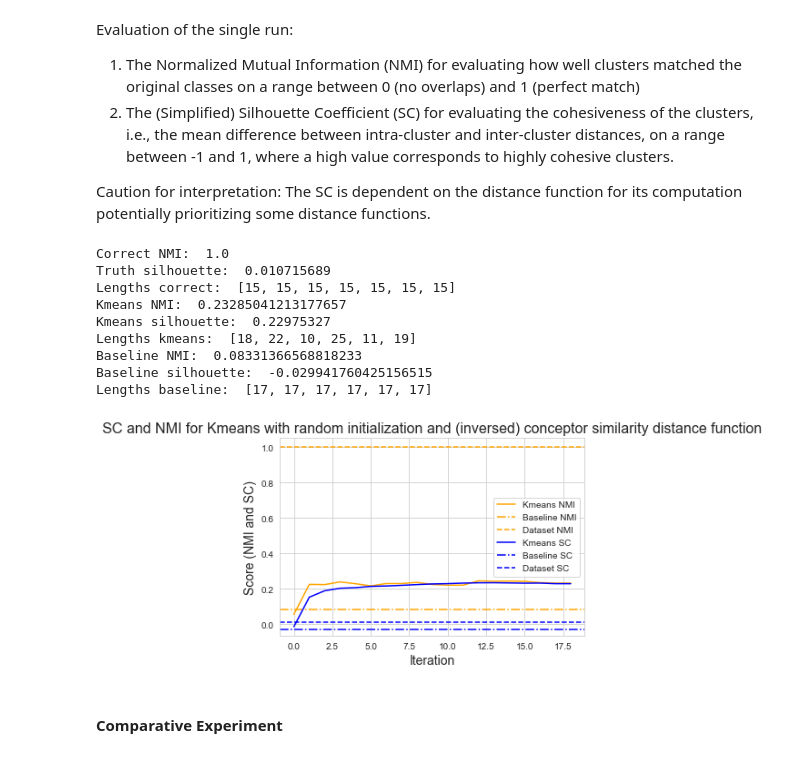
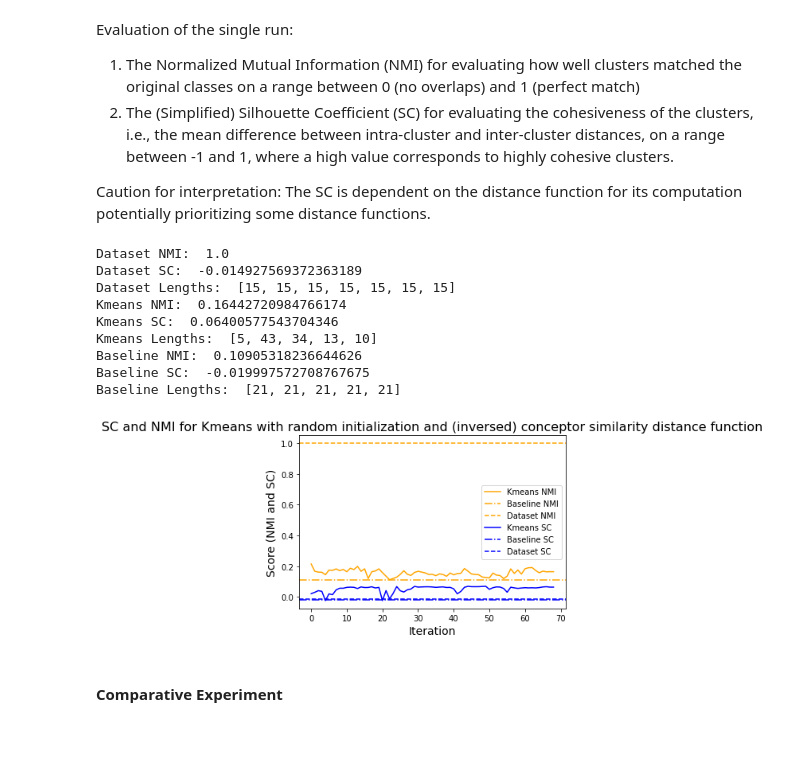
Before and after one commit to jorisptrs/Bachelor-Thesis, a Jupyter notebook: Code/experiments/exp2_below_phoneme_clustering/clustering_below_phon.ipynb, the cells around one changed output. Saved outputs shown, nothing was run; the diff lists cells and outputs as text; code cells hidden in the pictures.

Commit message:
Experiment updates and runs

```diff
--- a/Code/experiments/exp2_below_phoneme_clustering/clustering_below_phon.ipynb
+++ b/Code/experiments/exp2_below_phoneme_clustering/clustering_below_phon.ipynb
@@ -37,10 +37,10 @@ dl = DataLoader(data_path, cache_dir)
 
 dr = []
 descriptions = dl.read_descriptions("Train")
-speakers = descriptions.speaker_id.unique()
-df = pd.DataFrame({"speaker_id":speakers})
-df['gender'] = df.speaker_id.str[0]
-speakers = df.groupby("gender").sample(50, replace=False).speaker_id.values
+descriptions['gender'] = descriptions.speaker_id.str[0]
+descriptions = descriptions.groupby("speaker_id").first().reset_index() # Remove duplicate speakers
+descriptions = descriptions.groupby(["dialect_region", "gender"]).sample(3, replace=False).reset_index() #get 3 Males and 3 Females from each dr
+speakers = descriptions.speaker_id.values
 sentence = "SX"
 
 XorZ = "X"
@@ -137,13 +135,19 @@ std 0.23455663161036597
 ##### Single run
 An example run with the similarity-based condition and random initialization.
 # %%
-#method = Method.SIMS
+method = Method.SIMS
 #method = Method.CENTROIDS
-method = Method.OG_SIGNALS
+#method = Method.OG_SIGNALS
 #method = Method.PRED
 #method = Method.PRED_CENTROIDS
+import importlib
+import experiments.exp2_below_phoneme_clustering.kmeans.kmeans
+importlib.reload(experiments.exp2_below_phoneme_clustering.kmeans.kmeans)
+from experiments.exp2_below_phoneme_clustering.kmeans.kmeans import KMeans
+
+nb_clusters = len(selected_labels)
 
 km = KMeans(method, Cs=Cs, signals=features, esn_states=esn_states, XorZ=XorZ, target_sum=target_sum)
 
-centroids, clusters, ds_hist, cluster_hist = km.k_means(nb_clusters=6, max_epochs=100, init_clusters="random", save=False, debug=True)
+centroids, clusters, ds_hist, cluster_hist = km.k_means(nb_clusters=nb_clusters, max_epochs=100, init_clusters="smart", save=False, debug=True)
 # %% [output]
@@ -190,53 +191,53 @@ correct_clusters = km.assignment_to_cluster_repr(correct_assignments)
 
 nmi_truth = NMI(correct_assignments, correct_assignments)
 sil_truth = Silhouette(km).simpl_silh(correct_clusters)
-print("Correct NMI: ", nmi_truth)
-print("Truth silhouette: ", sil_truth)
-print("Lengths correct: ", [len(x) for x in correct_assignments])
+print("Dataset NMI: ", nmi_truth)
+print("Dataset SC: ", sil_truth)
+print("Dataset Lengths: ", [len(x) for x in correct_assignments])
 
 nmi_kmeans = NMI(assignments_kmeans, correct_assignments)
 sil_kmeans = Silhouette(km).simpl_silh(clusters)
 print("Kmeans NMI: ", nmi_kmeans)
-print("Kmeans silhouette: ", sil_kmeans)
-print("Lengths kmeans: ", [len(x) for x in assignments_kmeans])
+print("Kmeans SC: ", sil_kmeans)
+print("Kmeans Lengths: ", [len(x) for x in assignments_kmeans])
 
-clusters_random = km.assign_to_clusters(len(clusters))
+clusters_random = km.init_random(len(clusters))
 assignments_random = km.cluster_to_assignment_repr(clusters_random)
 nmi_baseline = NMI(assignments_random, correct_assignments)
 sil_baseline = Silhouette(km).simpl_silh(clusters_random)
 print("Baseline NMI: ", nmi_baseline)
-print("Baseline silhouette: ", sil_baseline)
-print("Lengths baseline: ", [len(x) for x in assignments_random])
+print("Baseline SC: ", sil_baseline)
+print("Baseline Lengths: ", [len(x) for x in assignments_random])
 
 NMI_list = NMIs_from_list(assignment_hist, correct_assignments)
 silh_list = Silhouette(km).simpl_silh_from_list(cluster_hist)
 
 def plot_progress(NMI_list, silh_list, title=''):
     plt.figure()
     plt.plot(NMI_list, color="orange", label="Kmeans NMI")
     plt.axhline(y=nmi_baseline, color='orange', linestyle='dashdot', label="Baseline NMI")
     plt.axhline(y=nmi_truth, color='orange', linestyle='dashed', label="Dataset NMI")
     plt.plot(silh_list, color="blue", label="Kmeans SC")
     plt.axhline(y=sil_baseline, color='blue', linestyle='dashdot', label="Baseline SC")
     plt.axhline(y=sil_truth, color='blue', linestyle='dashed', label="Dataset SC")
     plt.legend()
     plt.xlabel('Iteration', fontsize=14)
     plt.ylabel('Score (NMI and SC)', fontsize=14)
     plt.title(title, fontsize=16)
     plt.show()
 
 plot_progress(NMI_list, silh_list, title="SC and NMI for Kmeans with random initialization and (inversed) conceptor similarity distance function")
 # %% [output]
-Correct NMI:  1.0
-Truth silhouette:  0.010715689
-Lengths correct:  [15, 15, 15, 15, 15, 15, 15]
-Kmeans NMI:  0.23285041213177657
-Kmeans silhouette:  0.22975327
-Lengths kmeans:  [18, 22, 10, 25, 11, 19]
-Baseline NMI:  0.08331366568818233
-Baseline silhouette:  -0.029941760425156515
-Lengths baseline:  [17, 17, 17, 17, 17, 17]
+Dataset NMI:  1.0
+Dataset SC:  -0.014927569372363189
+Dataset Lengths:  [15, 15, 15, 15, 15, 15, 15]
+Kmeans NMI:  0.16442720984766174
+Kmeans SC:  0.06400577543704346
+Kmeans Lengths:  [5, 43, 34, 13, 10]
+Baseline NMI:  0.10905318236644626
+Baseline SC:  -0.019997572708767675
+Baseline Lengths:  [21, 21, 21, 21, 21]
-[figure, old version]
+[figure, new version]
 # %% [markdown]
 #### Comparative Experiment
 # %%
```
Also changed, not shown: parts of 9 cells of this notebook, 5 other files.
